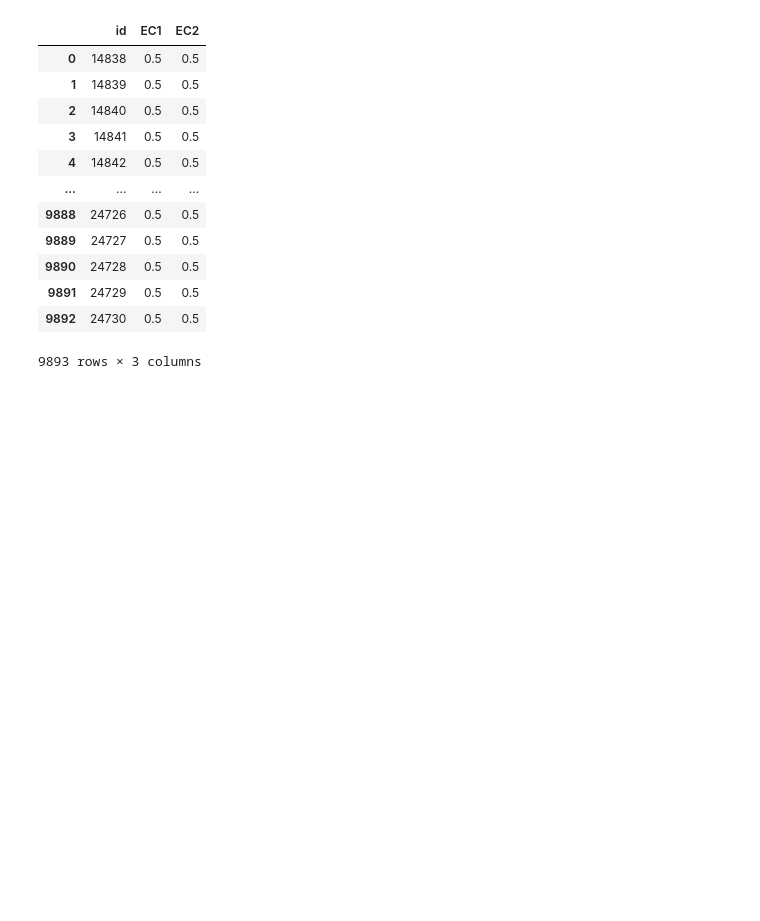
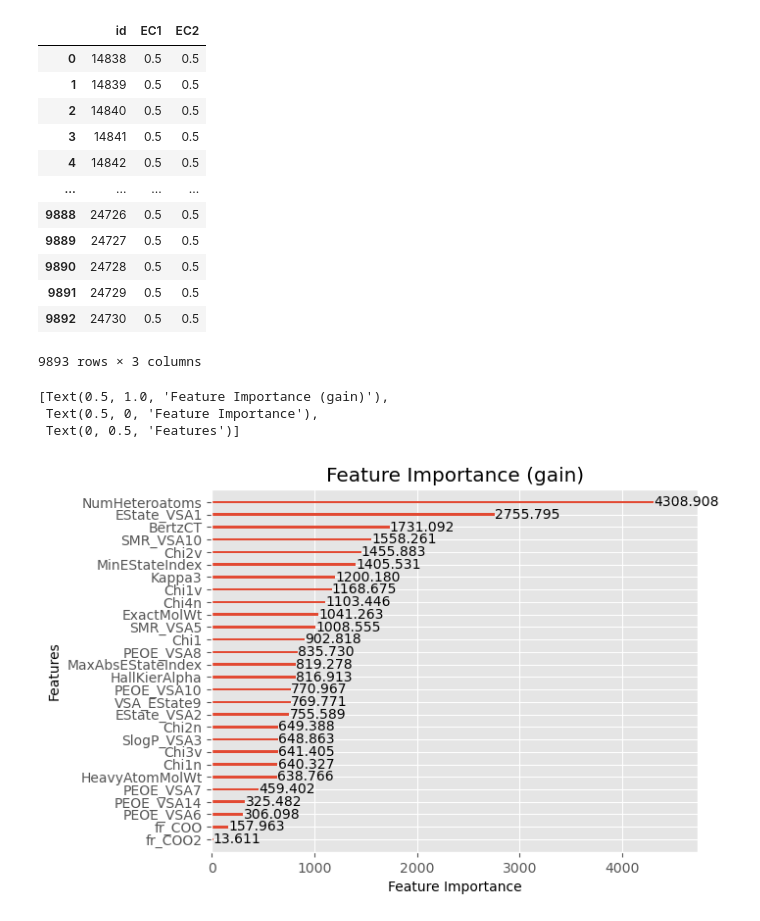
Before and after one commit to dkdkdkdkd/kaggle_study, a Jupyter notebook: multi-label-classification/submit_03.ipynb, the cells around one changed output. Drawn from its saved outputs; the diff is of its cells as text; code cells hidden in the pictures; blank space fills up the shorter version.

```diff
--- a/multi-label-classification/submit_03.ipynb
+++ b/multi-label-classification/submit_03.ipynb
@@ -18,6 +18,19 @@ submission = pd.read_csv('../Data/multi-label-classification-data/sample_submiss
 # %%
 train_df = train_df.drop(['id','FpDensityMorgan1', 'FpDensityMorgan2','FpDensityMorgan3'], axis=1)
 test_df = test_df.drop(['id','FpDensityMorgan1', 'FpDensityMorgan2','FpDensityMorgan3'], axis=1)
+# %%
+# skew_feature = ['BertzCT', 'Chi1', 'Chi1n', 'Chi1v', 'Chi2n', 'Chi2v', 'Chi3v', 'Chi4n',
+#        'EState_VSA1', 'EState_VSA2', 'ExactMolWt', 'FpDensityMorgan1',
+#        'FpDensityMorgan2', 'FpDensityMorgan3',
+#        'HeavyAtomMolWt', 'Kappa3',
+#        'NumHeteroatoms', 'PEOE_VSA10', 'PEOE_VSA14', 'PEOE_VSA6', 'PEOE_VSA7',
+#        'PEOE_VSA8', 'SMR_VSA10', 'SMR_VSA5', 'SlogP_VSA3', 'VSA_EState9',
+#        ]
+skew_feature = [ 'Kappa3']
+# %%
+for col in skew_feature:
+    train_df[col] = np.log1p(train_df[col])
+    test_df[col] = np.log1p(test_df[col])
 # %%
 # 훈련 검증 데이터 분할
 x_train, x_test, y_train, y_test = train_test_split(train_df, label_df,test_size=0.3)
@@ -136,0 +145,10 @@ submission.to_csv('submit_03.csv', index=False)
+# %%
+ax = lgbm.plot_importance(models[0], max_num_features=len(train_df.columns), importance_type='gain')
+ax.set(title=f'Feature Importance (gain)',
+	xlabel='Feature Importance',
+	ylabel='Features')
+# %% [output]
+[Text(0.5, 1.0, 'Feature Importance (gain)'),
+ Text(0.5, 0, 'Feature Importance'),
+ Text(0, 0.5, 'Features')]
+[figure, added]
```
Also changed, not shown: parts of 5 cells of this notebook, 19 other files.
